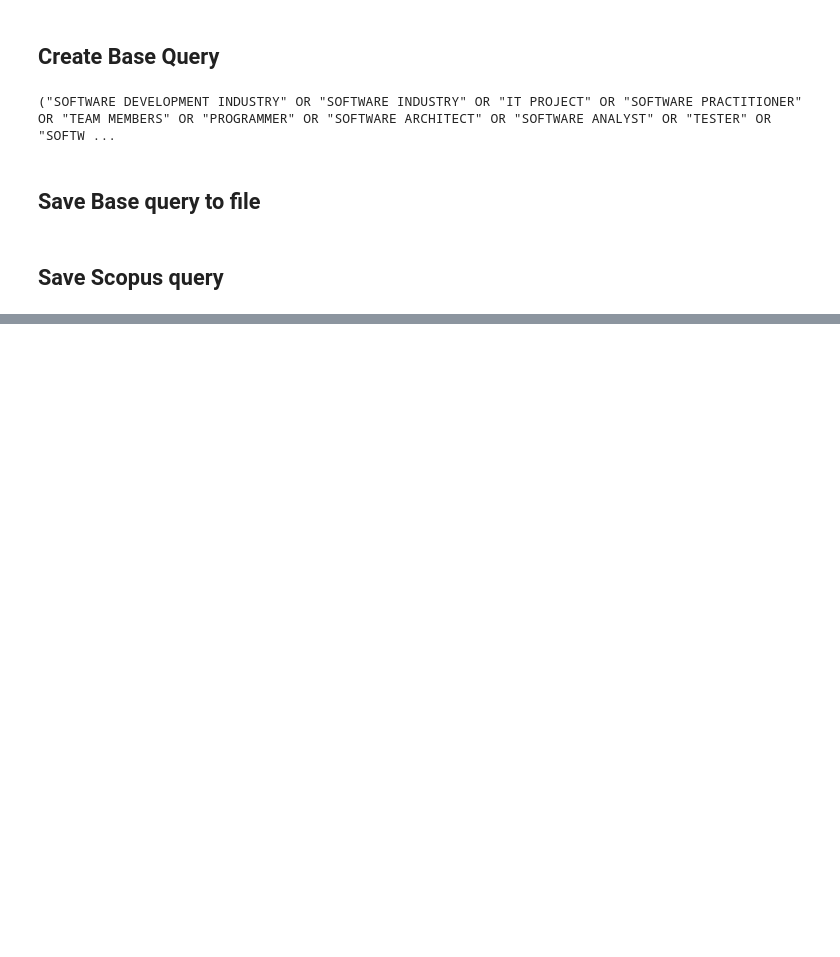
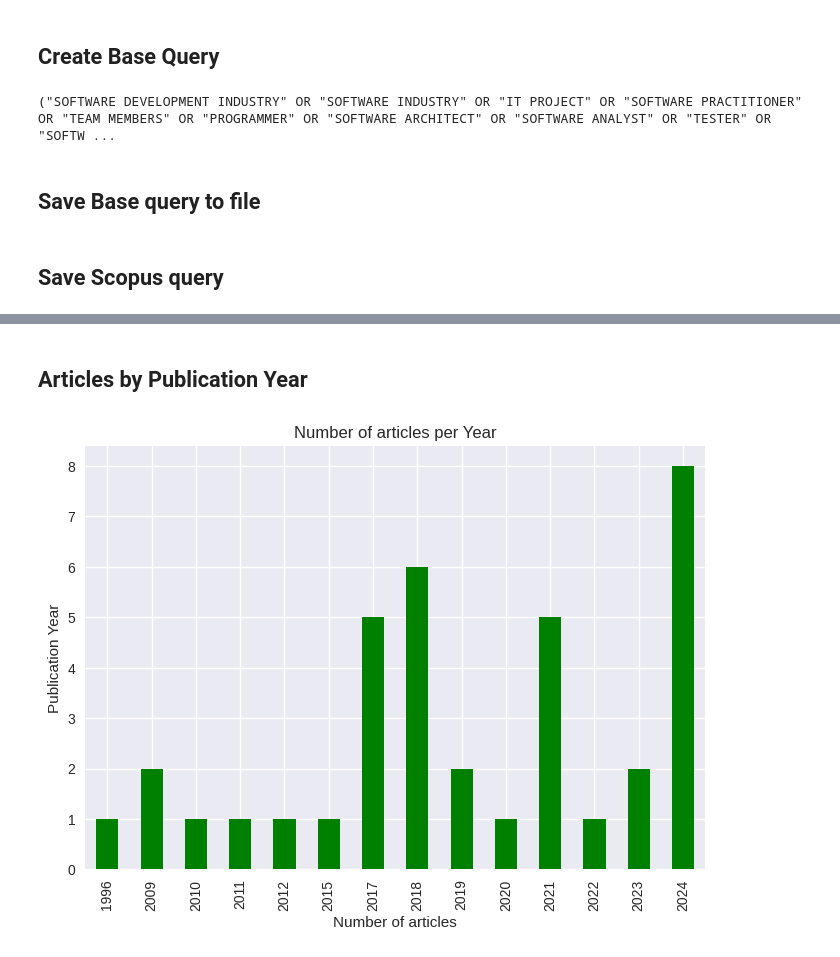
Before and after one commit to danimaniarqsoft/generative-ai-research, a Jupyter notebook: systematic-literature-review/notebook.ipynb, the cells around one changed output, grey strips where cells are left out. Drawn from its saved outputs; the diff is of its cells as text; code cells hidden in the pictures; blank space fills up the shorter version.

```diff
--- a/systematic-literature-review/notebook.ipynb
+++ b/systematic-literature-review/notebook.ipynb
@@ -55,0 +99,10 @@ with open("scopus_query.sql", "w") as text_file:
+# %% [markdown]
+## Articles by Publication Year
+# %%
+publication_year = articles[PUBLICATION_YEAR].value_counts().sort_index().plot.bar(color='green')
+plt.xlabel('Number of articles')
+plt.ylabel('Publication Year')
+plt.title('Number of articles per Year')
+plt.show()
+# %% [output]
+[figure, added]
```
Also changed, not shown: parts of 11 cells of this notebook, 8 other files.
